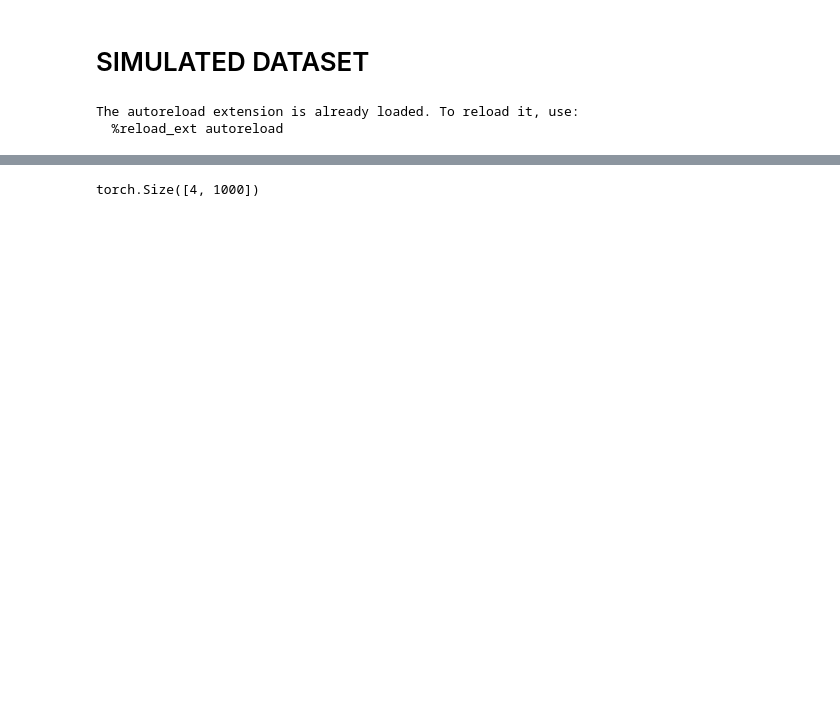
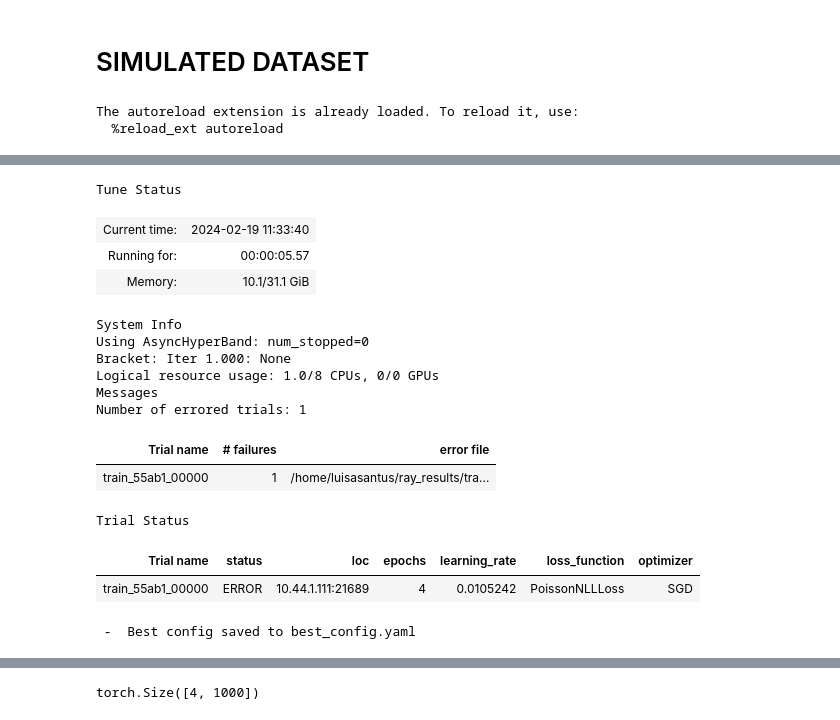
Before and after one commit to luisas/CrossEvoPred, a Jupyter notebook: bin/simulate.ipynb, the cells around one changed output, grey strips where cells are left out. Saved outputs shown, nothing was run; the diff lists cells and outputs as text; code cells hidden in the pictures; blank space fills up the shorter version.

```diff
--- a/bin/simulate.ipynb
+++ b/bin/simulate.ipynb
@@ -196,0 +206,19 @@ trainer.train(trainining_datatset_loader, config_file=config_file, model=model)
+# %%
+trainer.tune(tune_configuration, best_config_file = best_config_file)
+# %% [output]
+Tune Status
+| Current time: | 2024-02-19 11:33:40 |
+| Running for: | 00:00:05.57 |
+| Memory: | 10.1/31.1 GiB |
+System Info
+Using AsyncHyperBand: num_stopped=0
+Bracket: Iter 1.000: None
+Logical resource usage: 1.0/8 CPUs, 0/0 GPUs
+Messages
+Number of errored trials: 1
+| Trial name | # failures | error file |
+| train_55ab1_00000 | 1 | /home/luisasantus/ray_results/tra... |
+Trial Status
+| Trial name | status | loc | epochs | learning_rate | loss_function | optimizer |
+| train_55ab1_00000 | ERROR | 10.44.1.111:21689 | 4 | 0.0105242 | PoissonNLLLoss | SGD |
+ -  Best config saved to best_config.yaml
```
Also changed, not shown: parts of 7 cells of this notebook, 12 other files.
